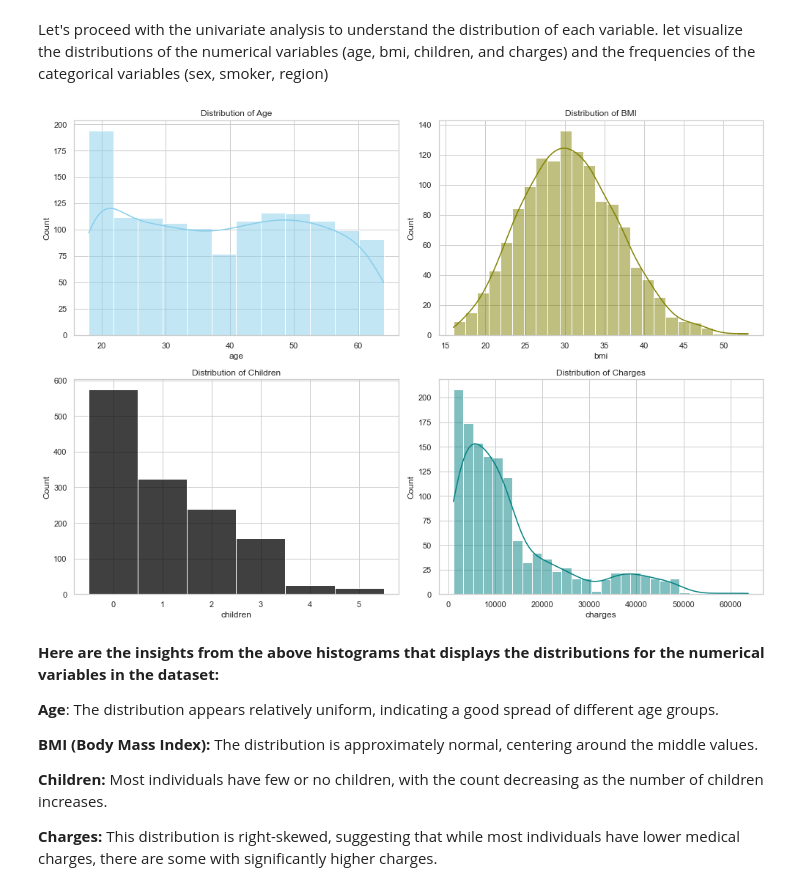
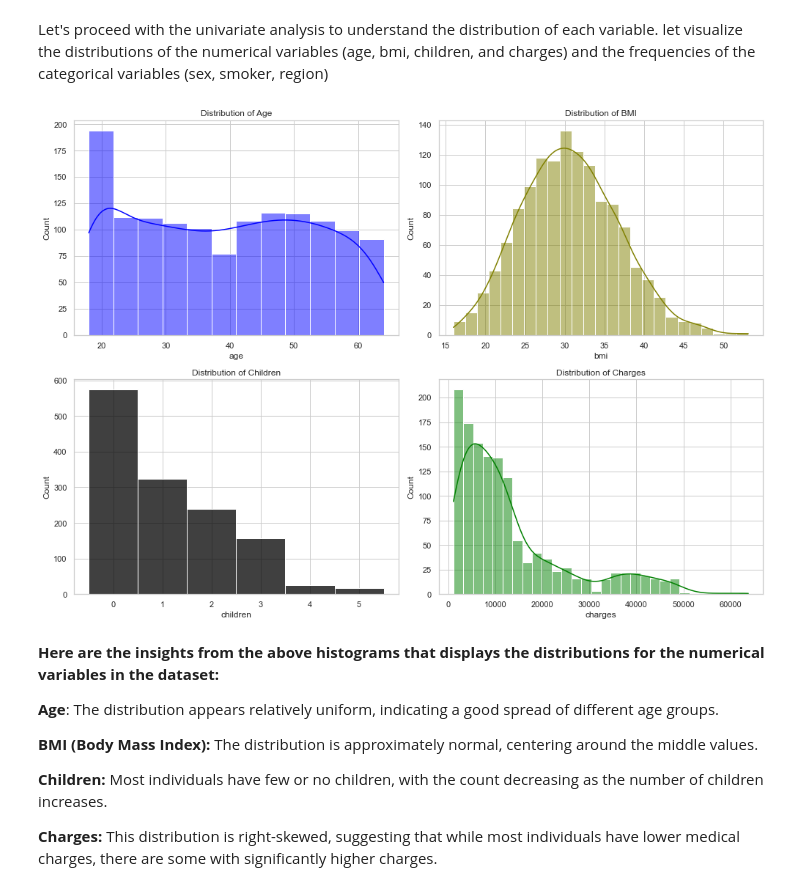
Before and after one commit to ntabanarachel/Rachel_Uwera_Submission, a Jupyter notebook: Rachel Uwera_Final_Data_Scientist_Report.ipynb, the cells around one changed output. Cells and saved outputs as stored; diff of their text form; code cells hidden in the pictures.

```diff
--- a/Rachel Uwera_Final_Data_Scientist_Report.ipynb
+++ b/Rachel Uwera_Final_Data_Scientist_Report.ipynb
@@ -202,29 +202,29 @@ General Observation: There doesn't appear to be a significant relationship betwe
 # %% [markdown]
 Let's proceed with the univariate analysis to understand the distribution of each variable. let visualize the distributions of the numerical variables (age, bmi, children, and charges) and the frequencies of the categorical variables (sex, smoker, region)
 # %%
-# Set the aesthetic style of the plots
+# Setting the aesthetic style of the plots
 sns.set(style="whitegrid")
 
-# Create a figure for the subplots
+# Creating a figure for the subplots
 fig, axes = plt.subplots(nrows=2, ncols=2, figsize=(14, 10))
 
 # Plotting distributions of numerical variables
-sns.histplot(insurance_data['age'], kde=True, ax=axes[0, 0], color="skyblue")
+sns.histplot(insurance_data['age'], kde=True, ax=axes[0, 0], color="blue")
 axes[0, 0].set_title('Distribution of Age')
 
 sns.histplot(insurance_data['bmi'], kde=True, ax=axes[0, 1], color="olive")
 axes[0, 1].set_title('Distribution of BMI')
 
 sns.histplot(insurance_data['children'], kde=False, discrete=True, ax=axes[1, 0], color="black")
 axes[1, 0].set_title('Distribution of Children')
 
-sns.histplot(insurance_data['charges'], kde=True, ax=axes[1, 1], color="teal")
+sns.histplot(insurance_data['charges'], kde=True, ax=axes[1, 1], color="green")
 axes[1, 1].set_title('Distribution of Charges')
 
 plt.tight_layout()
 plt.show()
 # %% [output]
-[figure, old version]
+[figure, new version]
 # %% [markdown]
 **Here are  the insights from the above histograms that displays the distributions for the numerical variables in the dataset:**
 
```
Also changed, not shown: parts of 4 cells of this notebook.
